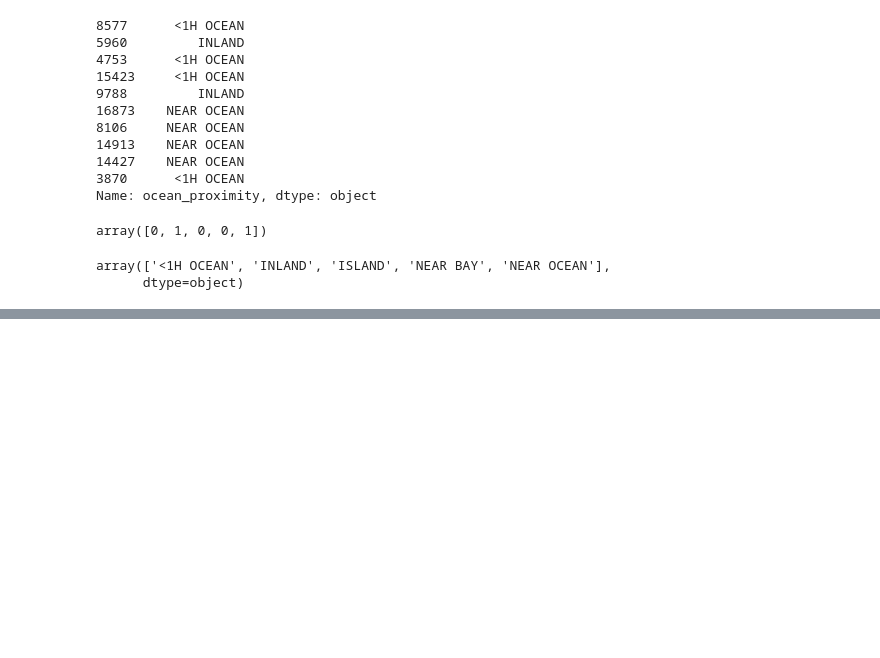
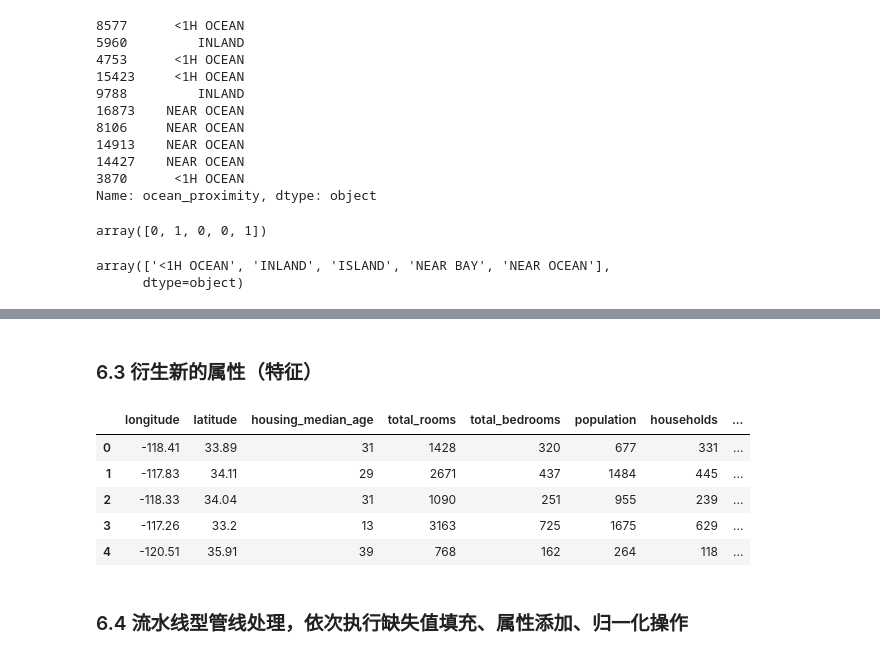
Before and after one commit to qiuweixuan/skilearn-study, a Jupyter notebook: house-price/house-price.ipynb, the cells around one changed output, grey strips where cells are left out. Cells and saved outputs as stored; diff of their text form; code cells hidden in the pictures; blank space fills up the shorter version.

```diff
--- a/house-price/house-price.ipynb
+++ b/house-price/house-price.ipynb
@@ -251,7 +251,7 @@ plt.legend()
 # %% [markdown]
 ## 5.look for correlations
 # %%
- = train_set.copy()
+housing_set = train_set.copy()
 # %%
 #获取协方差矩阵
 housing_corr_matrix = housing_set.corr()
@@ -418,0 +453,2 @@ housing_cat_one_hot = one_hot_encoder.fit_transform(housing_cat.reshape(-1,1))
+# %% [markdown]
+### 6.3 衍生新的属性（特征）
@@ -418,0 +495,16 @@ housing_cat_one_hot = one_hot_encoder.fit_transform(housing_cat.reshape(-1,1))
+# %%
+#构造添加器模型的对象
+attr_adder = CombinedAttributesAdder(add_bedrooms_per_room=False)
+#获取新衍生出来的属性
+housing_extra_attribs = attr_adder.transform(housing_set)
+#查看添加新属性后的数据
+housing_extra_attribs.head()
+# %% [output]
+|  | longitude | latitude | housing_median_age | total_rooms | total_bedrooms | population | households | ... |
+| 0 | -118.41 | 33.89 | 31 | 1428 | 320 | 677 | 331 | ... |
+| 1 | -117.83 | 34.11 | 29 | 2671 | 437 | 1484 | 445 | ... |
+| 2 | -118.33 | 34.04 | 31 | 1090 | 251 | 955 | 239 | ... |
+| 3 | -117.26 | 33.2 | 13 | 3163 | 725 | 1675 | 629 | ... |
+| 4 | -120.51 | 35.91 | 39 | 768 | 162 | 264 | 118 | ... |
+# %% [markdown]
+### 6.4 流水线型管线处理，依次执行缺失值填充、属性添加、归一化操作
```
Also changed, not shown: parts of 44 cells of this notebook, 1 other file.
